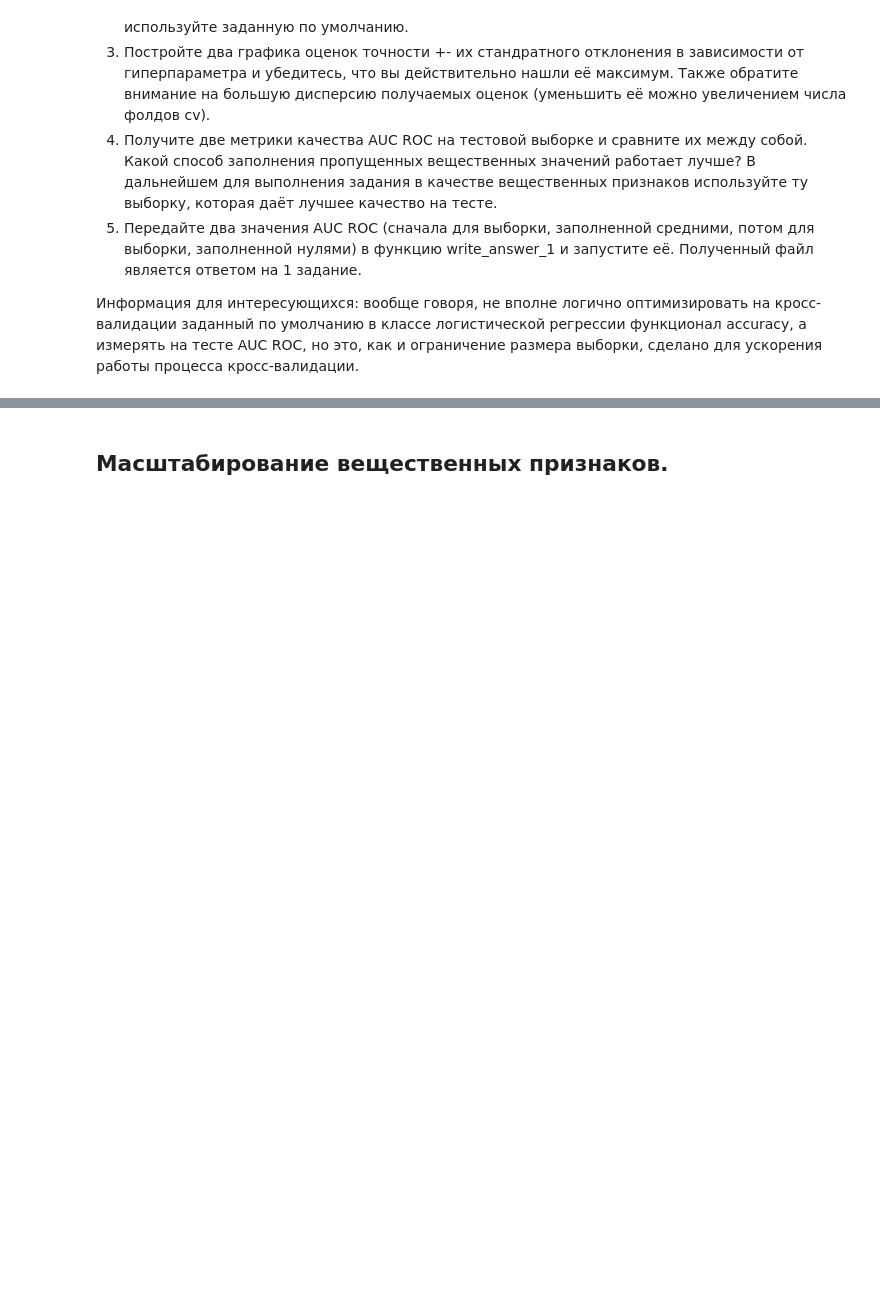
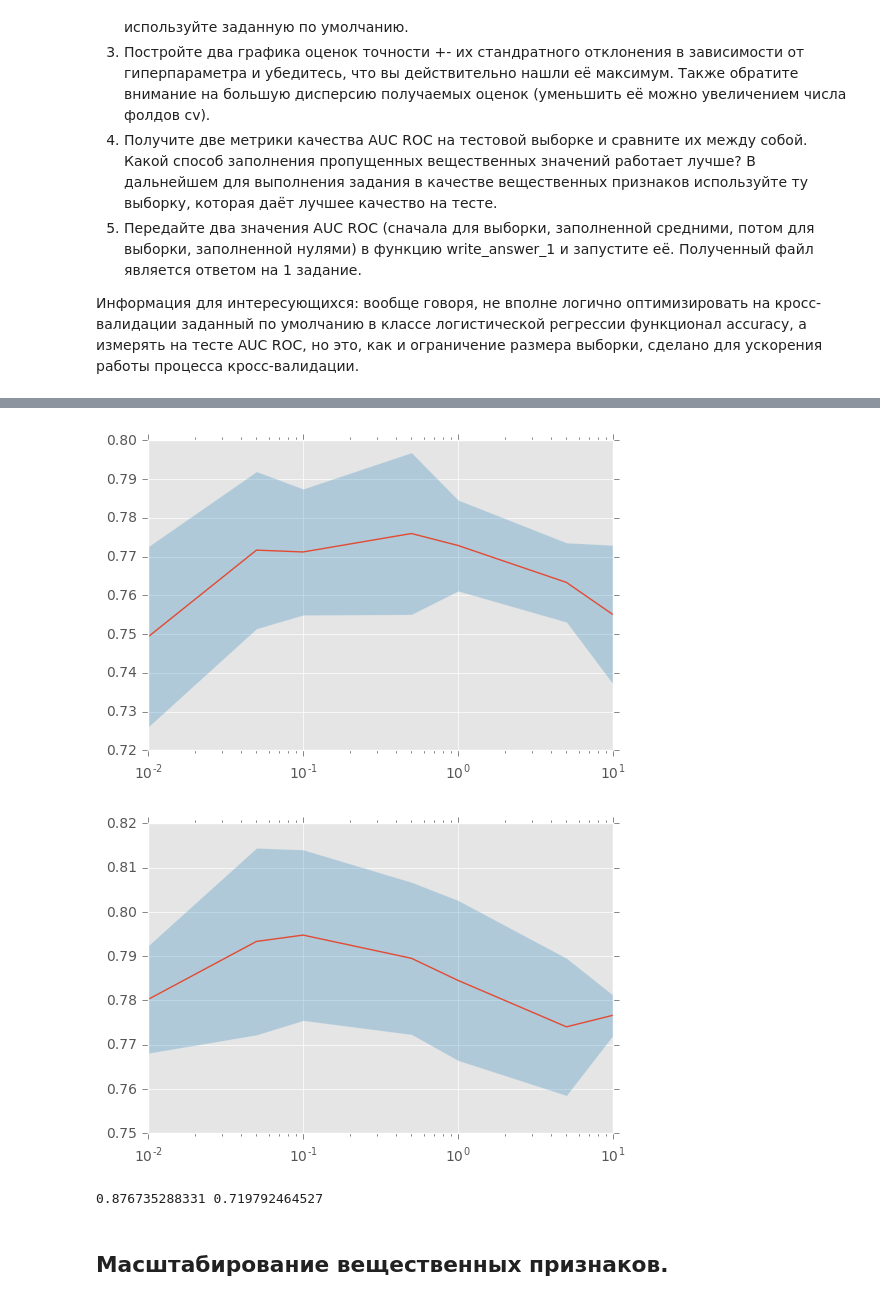
Before and after one commit to MiniGN/Coursera-machine-learning, a Jupyter notebook: course2/week3/Preprocessing_LR.ipynb, the cells around one changed output, grey strips where cells are left out. Drawn from its saved outputs; the diff is of its cells as text; code cells hidden in the pictures; blank space fills up the shorter version.

```diff
--- a/course2/week3/Preprocessing_LR.ipynb
+++ b/course2/week3/Preprocessing_LR.ipynb
@@ -261,4 +296,15 @@ def write_answer_1(auc_1, auc_2):
 param_grid = {'C': [0.01, 0.05, 0.1, 0.5, 1, 5, 10]}
 cv = 3
 
-# place your code here
+# 1 Составляем выборки
+X_train_meancat=np.hstack((X_train_real_mean,X_train_cat_oh))
+X_train_zeroscat=np.hstack((X_train_real_zeros,X_train_cat_oh))
+X_test_meancat=np.hstack((X_test_real_mean,X_test_cat_oh))
+X_test_zeroscat=np.hstack((X_test_real_zeros,X_test_cat_oh))
+# %%
+# Обучаем на обуч. выборке
+estimator = LogisticRegression()
+optimizer_mean = GridSearchCV(estimator, param_grid,cv=cv,n_jobs=3)
+optimizer_zeros = GridSearchCV(estimator, param_grid,cv=cv,n_jobs=3)
+optimizer_mean.fit(X_train_meancat, y_train)
+optimizer_zeros.fit(X_train_zeroscat, y_train)
@@ -264,0 +320,15 @@ cv = 3
+# %%
+# 3 рисуем графики оценки точности
+plot_scores(optimizer_mean)
+plot_scores(optimizer_zeros)
+# %% [output]
+[figure, added]
+[figure, added]
+# %%
+prob_pred_mean=optimizer_mean.predict_proba(X_test_meancat)
+prob_pred_zeros=optimizer_mean.predict_proba(X_test_zeroscat)
+auc_1=roc_auc_score(y_test,prob_pred_mean[:,1])
+auc_2=roc_auc_score(y_test,prob_pred_zeros[:,1])
+print (auc_1,auc_2)
+# %% [output]
+0.876735288331 0.719792464527
```
Also changed, not shown: parts of 8 cells of this notebook, 1 other file.
